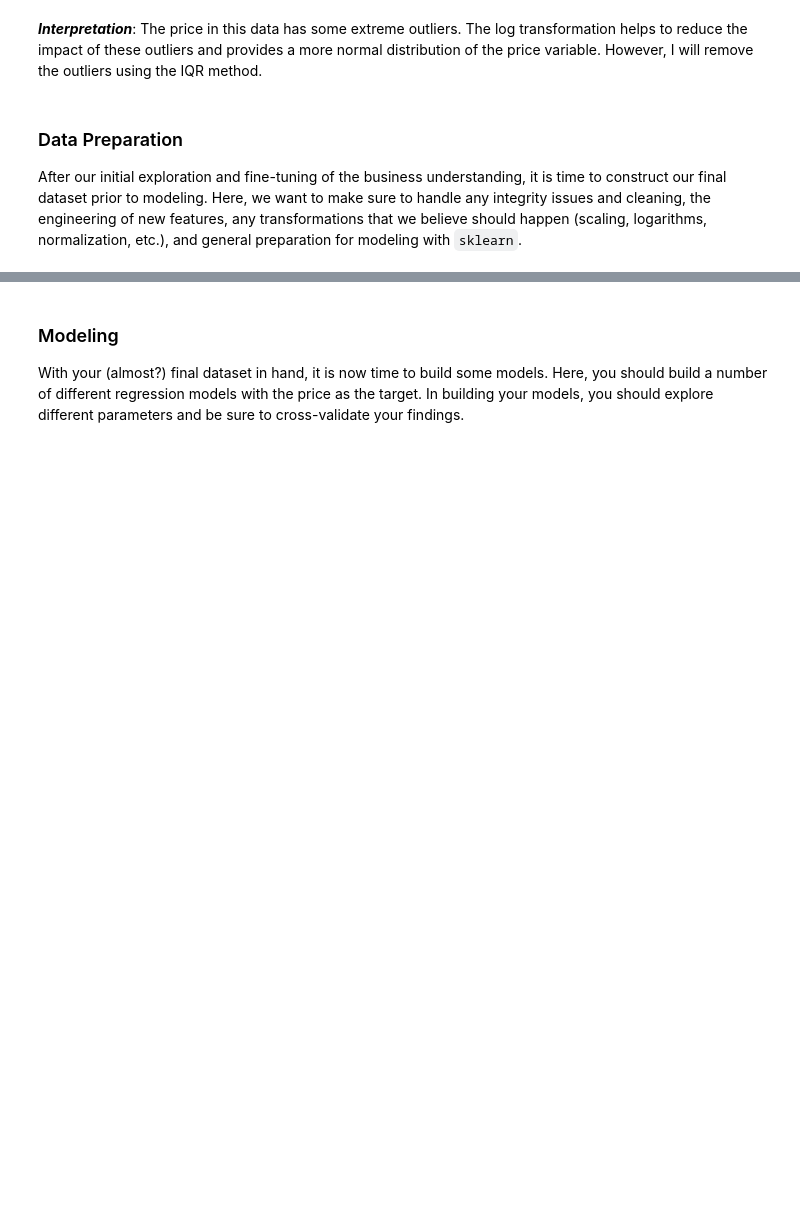
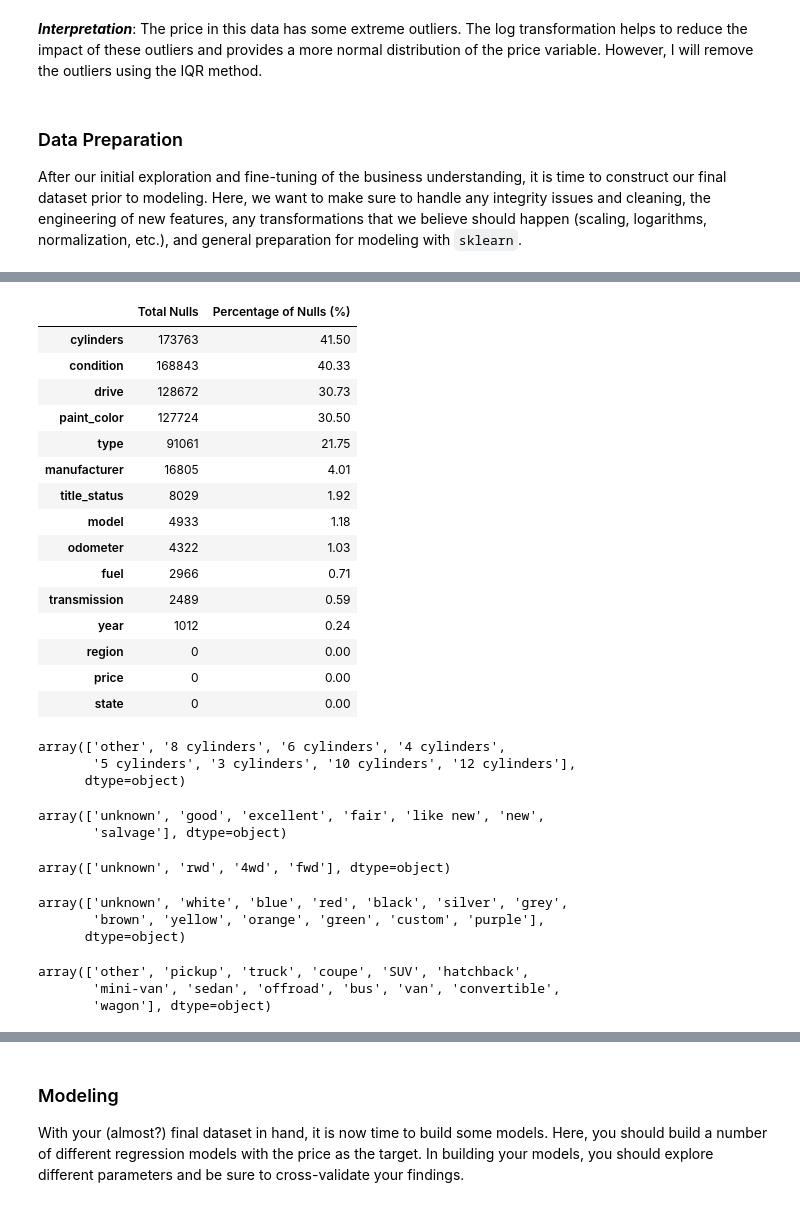
Before and after one commit to weslylaboy/what-drives-the-price-of-a-car, a Jupyter notebook: prompt_II.ipynb, the cells around one changed output, grey strips where cells are left out. Cells and saved outputs as stored; diff of their text form; code cells hidden in the pictures; blank space fills up the shorter version.

```diff
--- a/prompt_II.ipynb
+++ b/prompt_II.ipynb
@@ -232,0 +288,58 @@ After our initial exploration and fine-tuning of the business understanding, it
+# %%
+calculate_percentage_of_nulls_by_column(clean_df)
+# %% [output]
+|  | Total Nulls | Percentage of Nulls (%) |
+| cylinders | 173763 | 41.50 |
+| condition | 168843 | 40.33 |
+| drive | 128672 | 30.73 |
+| paint_color | 127724 | 30.50 |
+| type | 91061 | 21.75 |
+| manufacturer | 16805 | 4.01 |
+| title_status | 8029 | 1.92 |
+| model | 4933 | 1.18 |
+| odometer | 4322 | 1.03 |
+| fuel | 2966 | 0.71 |
+| transmission | 2489 | 0.59 |
+| year | 1012 | 0.24 |
+| region | 0 | 0.00 |
+| price | 0 | 0.00 |
+| state | 0 | 0.00 |
+# %%
+# The possible values for cylinders are the following: ['8 cylinders', '6 cylinders', '4 cylinders', '5 cylinders','other', '3 cylinders', '10 cylinders', '12 cylinders']. I will assign other to all missing entries.
+
+clean_df['cylinders'].fillna('other', inplace=True)
+clean_df['cylinders'].unique()
+# %% [output]
+array(['other', '8 cylinders', '6 cylinders', '4 cylinders',
+       '5 cylinders', '3 cylinders', '10 cylinders', '12 cylinders'],
+      dtype=object)
+# %%
+# The `condition` column will be filled with `unknown`.
+
+clean_df['condition'].fillna('unknown', inplace=True)
+clean_df['condition'].unique()
+# %% [output]
+array(['unknown', 'good', 'excellent', 'fair', 'like new', 'new',
+       'salvage'], dtype=object)
+# %%
+# Fill drive missing values with unknown
+clean_df['drive'].fillna('unknown', inplace=True)
+clean_df['drive'].unique()
+# %% [output]
+array(['unknown', 'rwd', '4wd', 'fwd'], dtype=object)
+# %%
+#- For `paint_color` column, the value varies by brand and year. I will create new categorical value called `unknown` and fill the missing values with it.
+clean_df['paint_color'].fillna('unknown', inplace=True)
+clean_df['paint_color'].unique()
+# %% [output]
+array(['unknown', 'white', 'blue', 'red', 'black', 'silver', 'grey',
+       'brown', 'yellow', 'orange', 'green', 'custom', 'purple'],
+      dtype=object)
+# %%
+# - For `type`,filling the missing values with value `other`
+clean_df['type'].fillna('other', inplace=True)
+clean_df['type'].unique()
+# %% [output]
+array(['other', 'pickup', 'truck', 'coupe', 'SUV', 'hatchback',
+       'mini-van', 'sedan', 'offroad', 'bus', 'van', 'convertible',
+       'wagon'], dtype=object)
```
Also changed, not shown: parts of 18 cells of this notebook.
